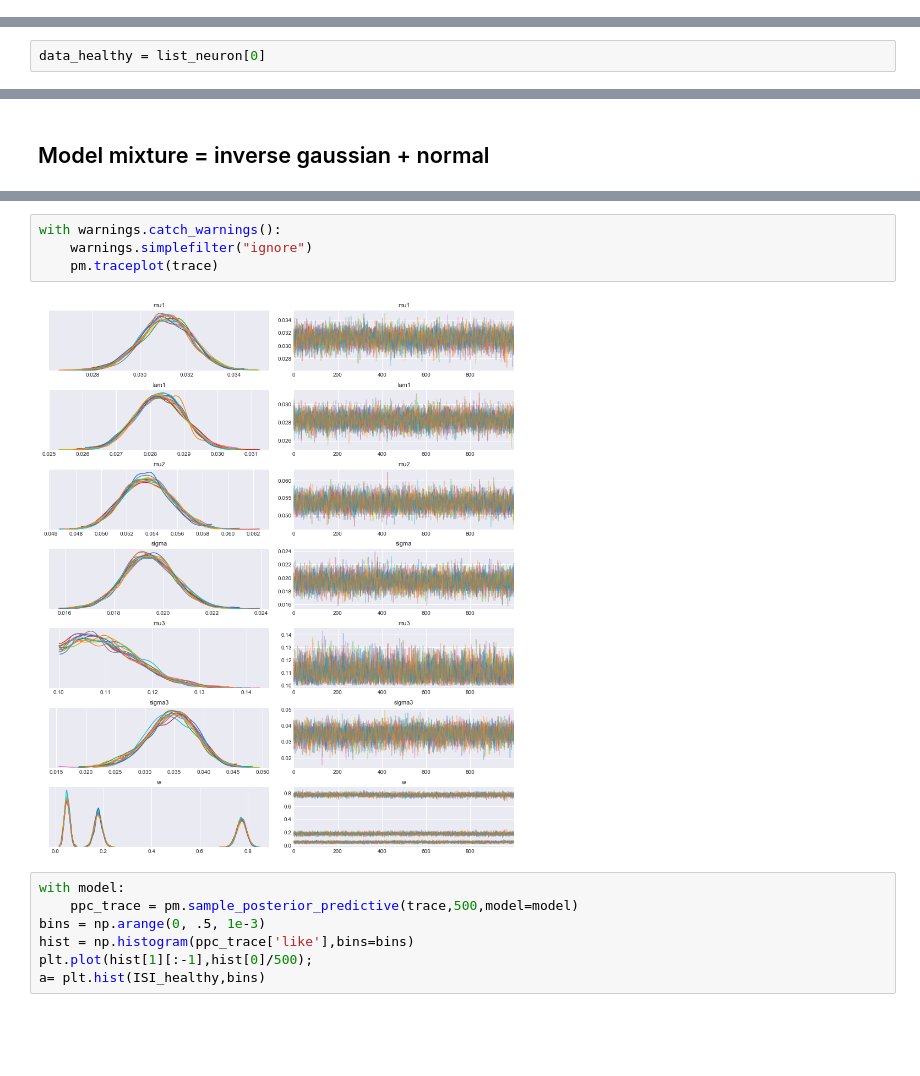
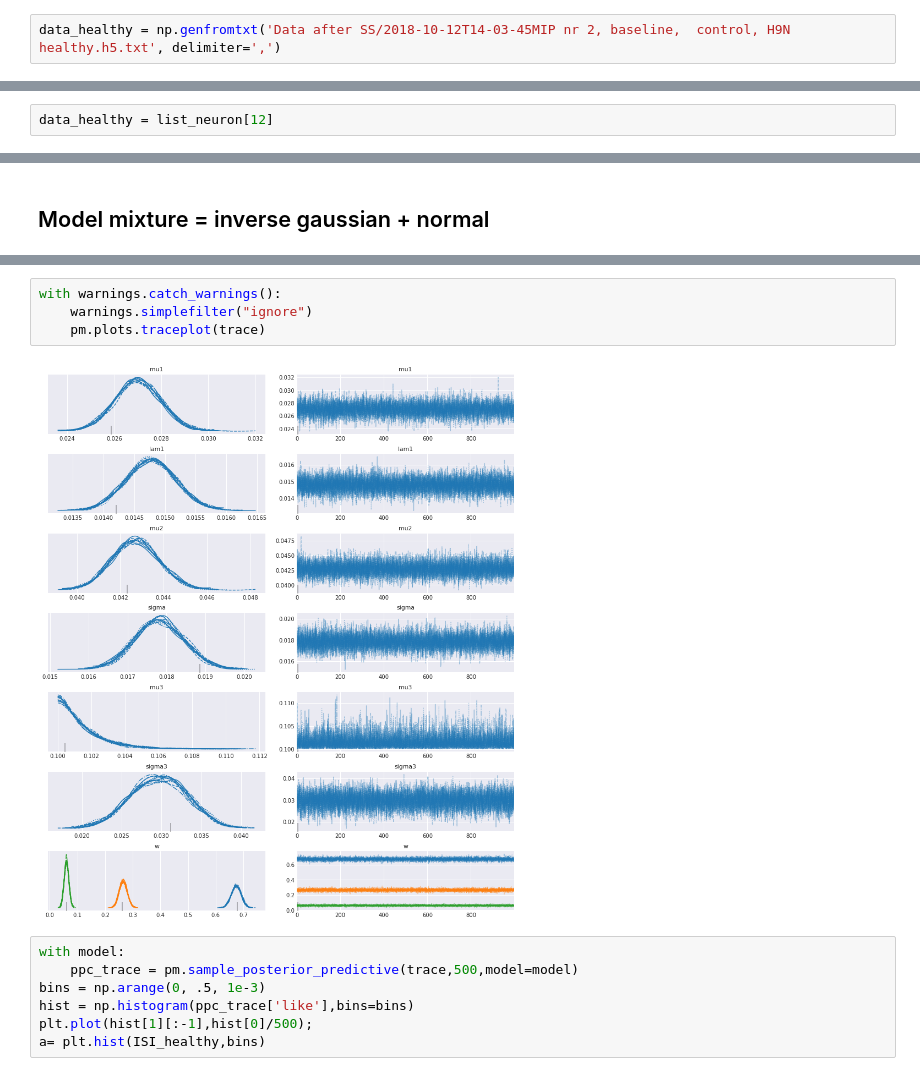
Before and after one commit to rikhy967/PoiProMEA, a Jupyter notebook: PyMC.ipynb, the cells around one changed output, grey strips where cells are left out. Saved outputs shown, nothing was run; the diff lists cells and outputs as text; blank space fills up the shorter version.

Commit message:
add figures for point process model

```diff
--- a/PyMC.ipynb
+++ b/PyMC.ipynb
@@ -25,10 +22,12 @@ data_healthy = np.genfromtxt('Data_after_SS/2019-01-23T11-05-52MIP3 healthy cort
+# %%
+data_healthy = np.genfromtxt('Data after SS/2018-10-12T14-03-45MIP nr 2, baseline,  control, H9N healthy.h5.txt', delimiter=',')
 # %%
 list_neuron = []
 for neuron in data_healthy:
     if neuron[neuron!=0].shape[0]>1000:
         list_neuron.append(neuron[neuron!=0])
 # %%
-data_healthy = list_neuron[0]
+data_healthy = list_neuron[12]
 # %%
 data_healthy=data_healthy[data_healthy>100*10000]
 data_healthy=data_healthy[data_healthy<300*10000]
@@ -209,9 +220,9 @@ pm.model_graph.model_to_graphviz(model)
 # %%
 with warnings.catch_warnings():
     warnings.simplefilter("ignore")
-    pm.traceplot(trace)
+    pm.plots.traceplot(trace)
 # %% [output]
-[figure, old version]
+[figure, new version]
 # %%
 with model:
     ppc_trace = pm.sample_posterior_predictive(trace,500,model=model)
```
Also changed, not shown: parts of 17 cells of this notebook, 4 other files.
